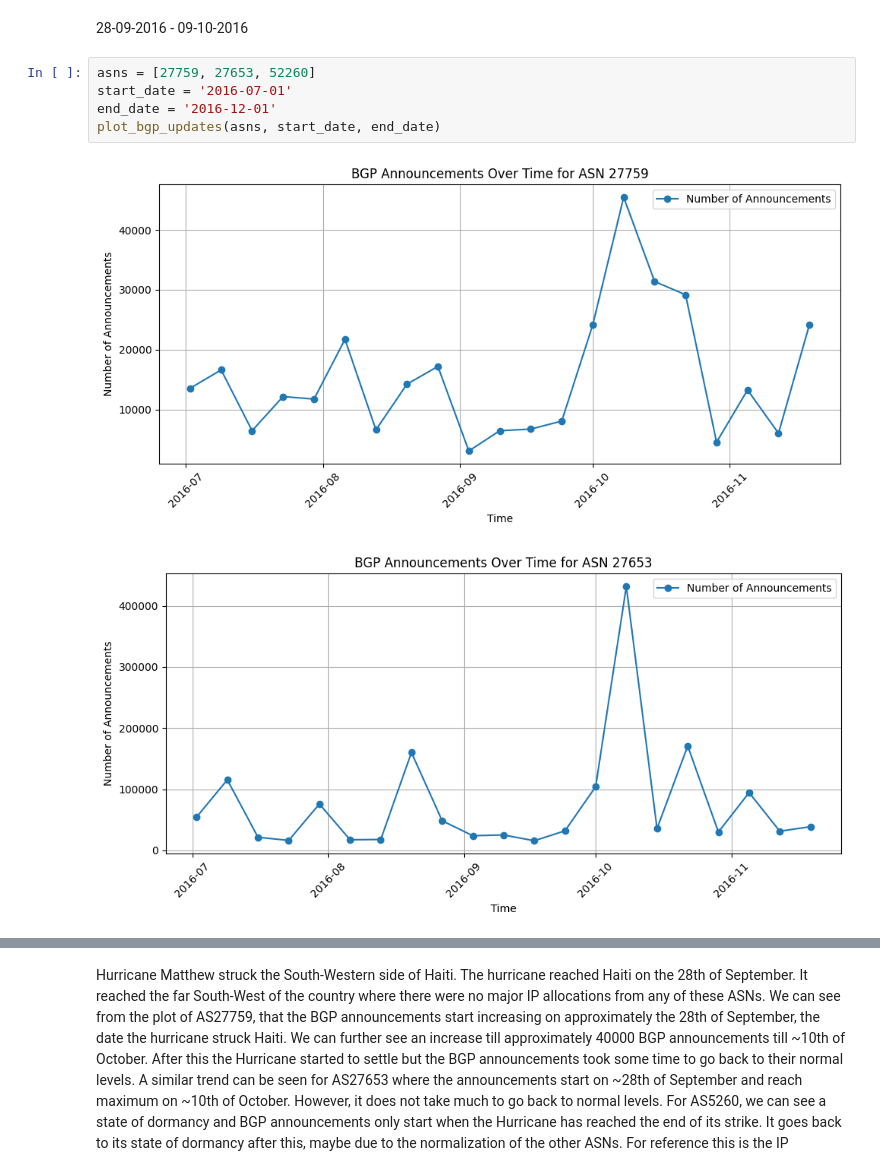
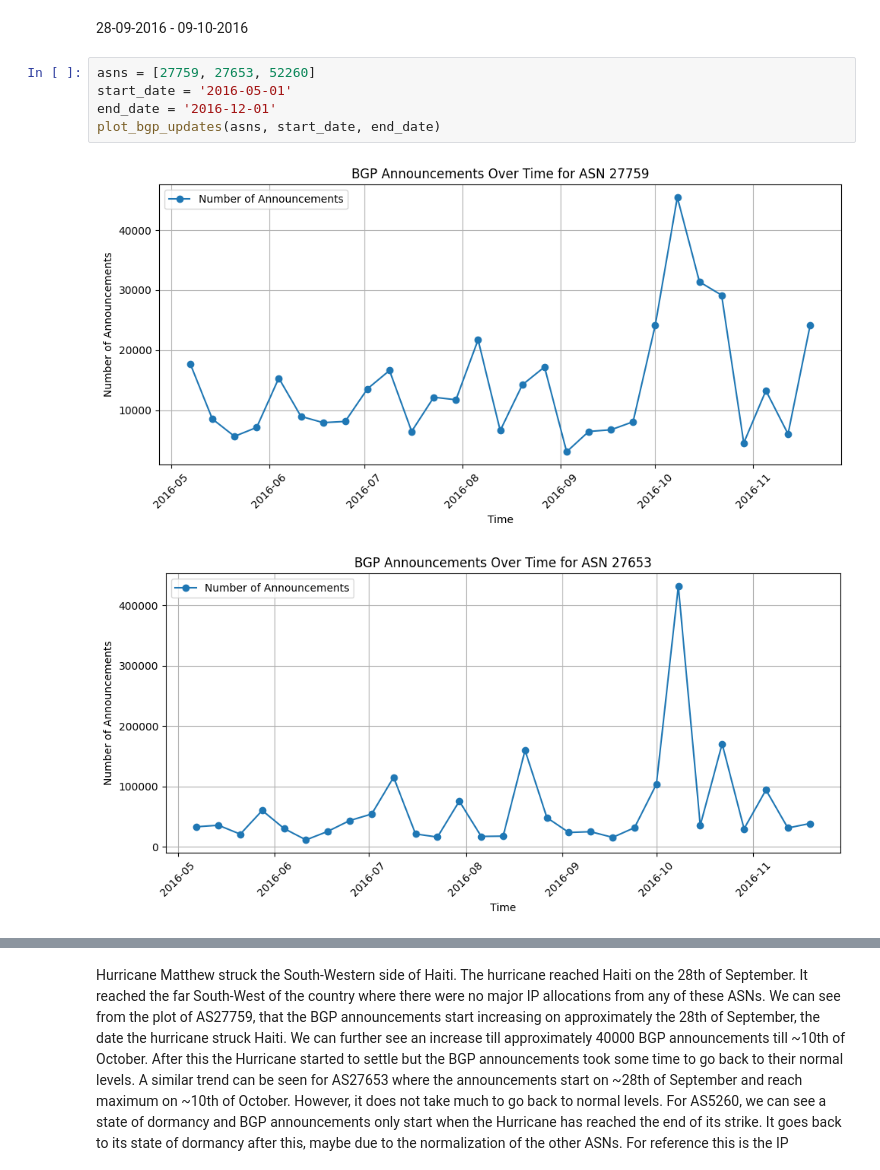
Before and after one commit to soddi1/Flooding, a Jupyter notebook: 10 disasters/accounements_data.ipynb, the cells around one changed output, grey strips where cells are left out. Saved outputs shown, nothing was run; the diff lists cells and outputs as text.

```diff
--- a/10 disasters/accounements_data.ipynb
+++ b/10 disasters/accounements_data.ipynb
@@ -119,9 +119,9 @@ A 7.8 Mw earthquake struck southern and central Turkey and northern and western
 28-09-2016 - 09-10-2016
 # %%
 asns = [27759, 27653, 52260]
-start_date = '2016-07-01'
+start_date = '2016-05-01'
 end_date = '2016-12-01'
 plot_bgp_updates(asns, start_date, end_date)
 # %% [output]
-[figure, old version]
+[figure, new version]
-[figure, old version]
+[figure, new version]
```
Also changed, not shown: parts of 2 cells of this notebook.
